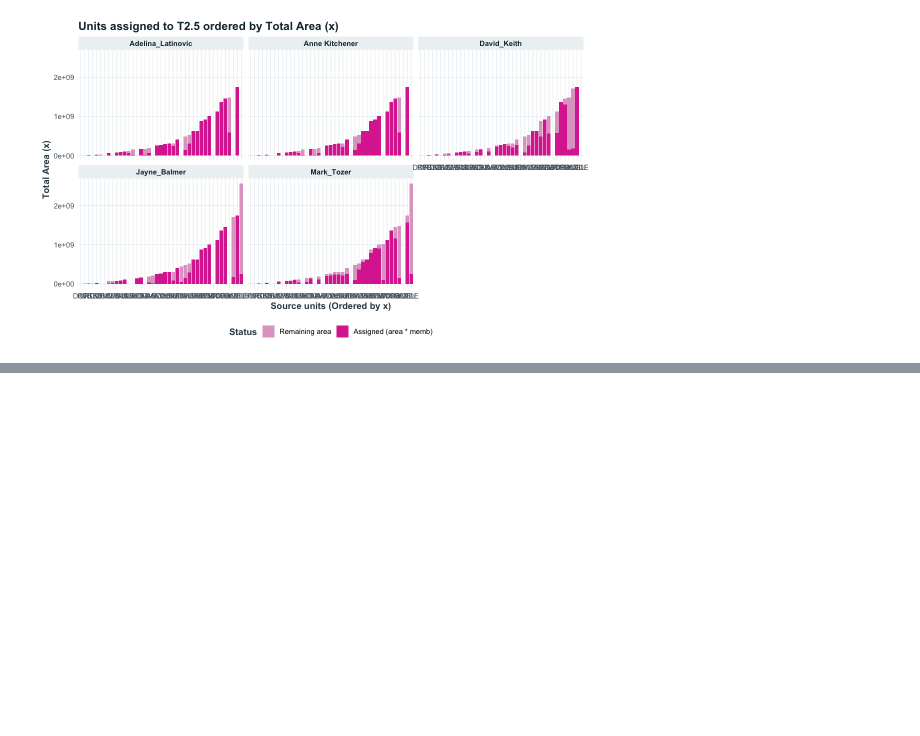
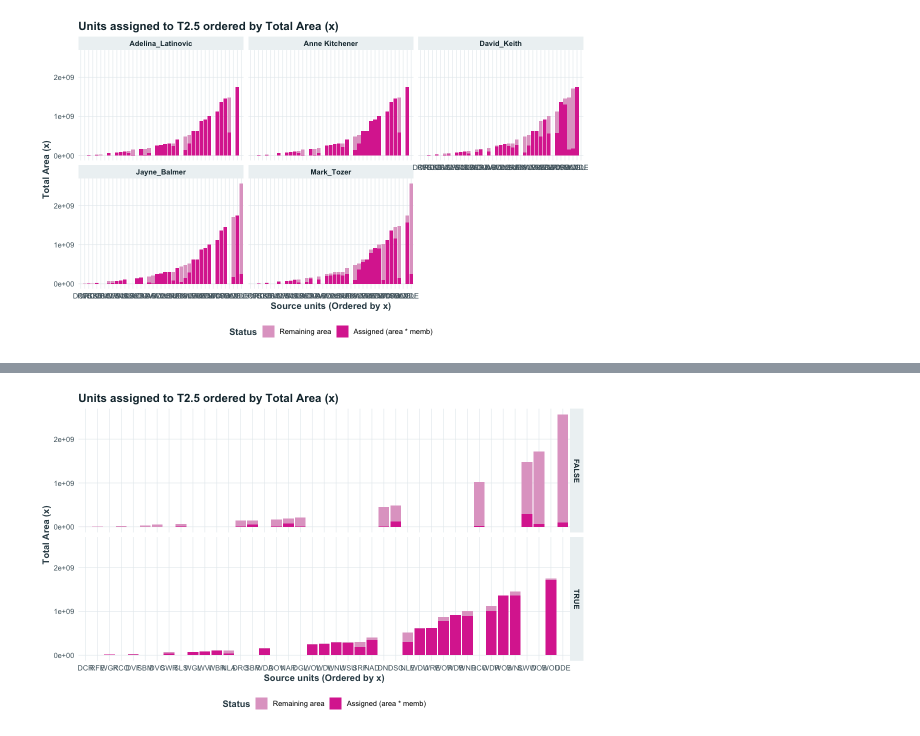
Before and after one commit to Ecosystem-Indicators-Workflows/TASVEG-XREF, a Jupyter notebook: synthesis/area-summaries.ipynb, the cells around one changed output, grey strips where cells are left out. Saved outputs shown, nothing was run; the diff lists cells and outputs as text; code cells hidden in the pictures; blank space fills up the shorter version.

```diff
--- a/synthesis/area-summaries.ipynb
+++ b/synthesis/area-summaries.ipynb
@@ -138,6 +153,5 @@ A tibble: 5 × 6
 # %%
+
 EFG_memb_agg_areas <- TASVEG_areas |>
-    left_join(TASVEG_memb_by_target, by = "VEGCODE", relationship = "many-to-many") |>
-    mutate(EFG = coalesce(EFG,"!XREF")) |>
-    summarise(area_total = set_units(sum(area * prop),'km2') , .by=EFG) |>
-    filter(!is.na(area_total))
+    left_join(TASVEG_summary, by = "VEGCODE", relationship = "many-to-many") |>
+    mutate(EFG = coalesce(EFG,"!XREF"))
@@ -176,0 +174,31 @@ ggplot() +
+# %%
+plot_data <- EFG_memb_agg_areas |>
+    filter(EFG == "T2.5") |>
+    summarise(
+        total_area = sum(drop_units(area)),
+        .by = all_of(c("VEGCODE", "prop_memb","best"))) |>
+    mutate(
+        sid = reorder(VEGCODE, total_area),
+        assigned_area = total_area*prop_memb,
+        remaining_area = total_area - assigned_area) |>
+    pivot_longer(cols = c(assigned_area,remaining_area),
+        names_to = "segment", values_to = "height") |>
+    mutate(segment = factor(segment, levels = c("remaining_area", "assigned_area")))  |>
+    arrange(sid)
+# %%
+ggplot(filter(plot_data), aes(x=sid,y=height, fill=segment)) +
+    geom_col(position = "stack") +
+    scale_fill_manual(
+    values = c("assigned_area" = "#db349e", "remaining_area" = "#e1a6cb"),
+    labels = c("assigned_area" = "Assigned (area * memb)", "remaining_area" = "Remaining area")
+    ) +
+    labs(
+      title = "Units assigned to T2.5 ordered by Total Area (x)",
+      x = "Source units (Ordered by x)",
+      y = "Total Area (x)",
+      fill = "Status"
+    ) +
+    facet_grid(best~.) +
+    theme_wp3()
+# %% [output]
+[figure, added]
```
Also changed, not shown: parts of 22 cells of this notebook, 3 other files.
